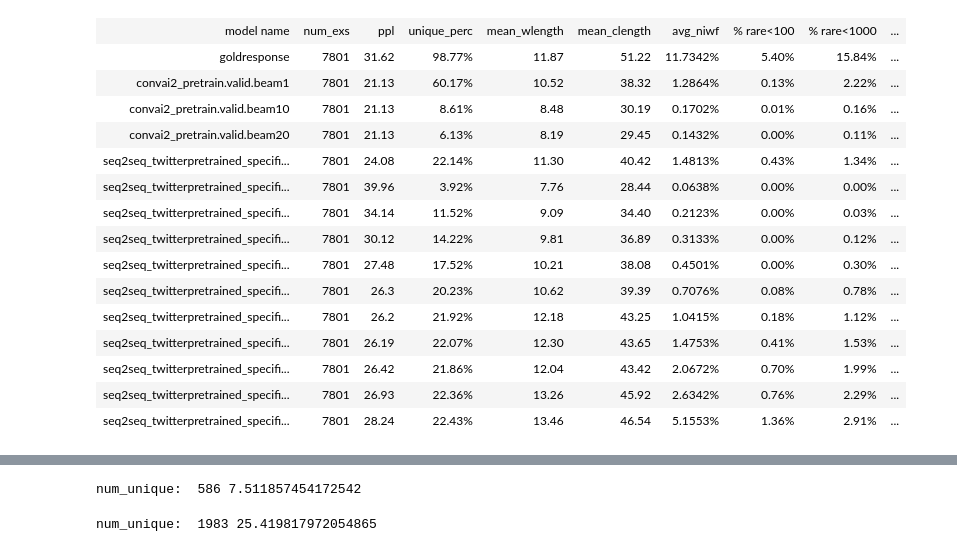
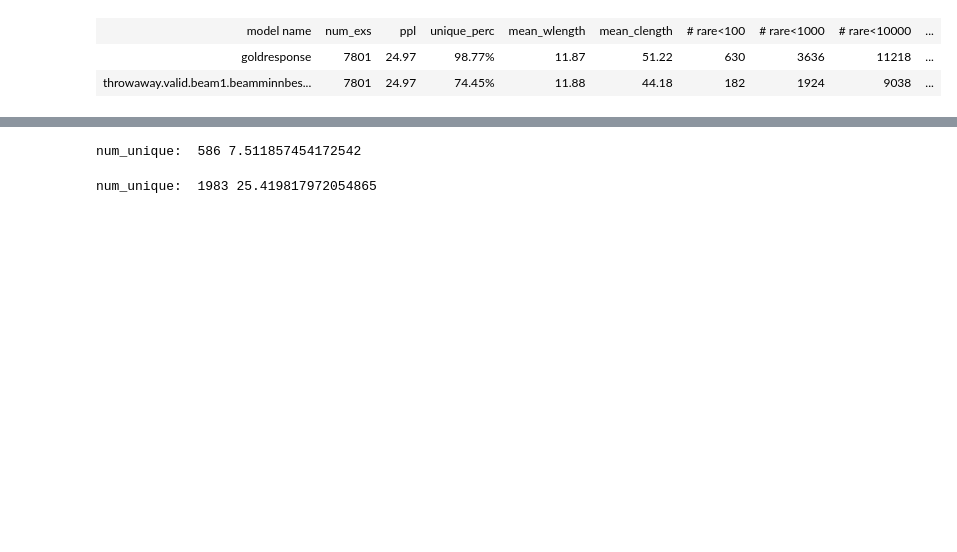
Before and after one commit to abisee/ParlAI, a Jupyter notebook: parlai/scripts/analyse_wordstats.ipynb, the cells around one changed output, grey strips where cells are left out. Drawn from its saved outputs; the diff is of its cells as text; code cells hidden in the pictures; blank space fills up the shorter version.

```diff
--- a/parlai/scripts/analyse_wordstats.ipynb
+++ b/parlai/scripts/analyse_wordstats.ipynb
@@ -8,15 +15,15 @@ from collections import Counter
 # %%
-model_dirs = ['/private/home/abisee/models', '/checkpoint/abisee/ahm/pretrain_twitter_split']
+models_dirs = ['/private/home/abisee/models', '/tmp']
 mf2wordstats = {}
 
-for model_dir in model_dirs:
-    wordstat_files = [fname for fname in os.listdir(model_dir) if 'wordstats.json' in fname]
+for models_dir in models_dirs:
+    wordstat_files = [fname for fname in os.listdir(models_dir) if 'wordstats.json' in fname]
     for json_file in wordstat_files:
+        if "controlled_seq2seq" not in json_file and "goldresponse" not in json_file and "throwaway" not in json_file:
+            continue
         mf = json_file[:json_file.index('.wordstats.json')]
-        if mf == 'goldresponse':
-            mf = ' goldresponse'
         print(mf)
-        with open(os.path.join(model_dir, json_file), "r") as f:
+        with open(os.path.join(models_dir, json_file), "r") as f:
             data = json.load(f)
         mf2wordstats[mf] = data
 # %% [output]
@@ -41,66 +32,66 @@ convai2_pretrain.valid.beam10
 # %%
 from IPython.display import HTML, display
 import tabulate
 
+def mean(l):
+    return sum(l)/len(l)
+
 def model2row(mf, wordstats):
-    avg_niwf = wordstats['niwf']['avg_niwf']*100
+#     avg_niwf = wordstats['niwf']['avg_niwf']*100
+    mean_wlength = mean(wordstats['word_statistics']['mean_wlength'])
+    mean_clength = mean(wordstats['word_statistics']['mean_clength'])
     row = [
         mf,
         wordstats['report']['exs'],
         wordstats['report']['ppl'],
         "%.2f%%" % wordstats['unique_percent'],
-        "%.2f" % wordstats['word_statistics']['mean_wlength'],
-        "%.2f" % wordstats['word_statistics']['mean_clength'],
-        "%.4f%%" % avg_niwf,
-        "%.2f%%" % wordstats['word_statistics']['freqs_perc']['100'],
-        "%.2f%%" % wordstats['word_statistics']['freqs_perc']['1000'],
-        "%.2f%%" % wordstats['word_statistics']['freqs_perc']['10000'],
-        "%.4f" % wordstats['distinct-n']['1'],
-        "%.4f" % wordstats['distinct-n']['2'],
-        "%.4f" % wordstats['distinct-n']['3'],
-        "%.4f" % wordstats['distinct-n']['4'],
+        "%.2f" % mean_wlength,
+        "%.2f" % mean_clength,
+#         "%.4f%%" % avg_niwf,
+        "%i" % wordstats['word_statistics']['freqs_cnt']['100'],
+        "%i" % wordstats['word_statistics']['freqs_cnt']['1000'],
+        "%i" % wordstats['word_statistics']['freqs_cnt']['10000'],
+#         "%.4f" % wordstats['distinct-n']['1'],
+#         "%.4f" % wordstats['distinct-n']['2'],
+#         "%.4f" % wordstats['distinct-n']['3'],
+#         "%.4f" % wordstats['distinct-n']['4'],
     ]
+
+    for control, num_buckets in CONTROL2NUMBUCKETS.items():
+        conf_matrix = np.array(wordstats['faithfulness_stats']['confusion_matrices'][control])
+        for b in range(num_buckets):
+            acc = conf_matrix[b, b] / np.sum(conf_matrix[b, :])
+            row.append("%.2f%%" % (acc*100))
+
     return row
 
 header_row = ['model name',
               'num_exs',
               'ppl',
               'unique_perc',
               'mean_wlength',
               'mean_clength',
-              'avg_niwf',
-              '% rare<100',
-              '% rare<1000',
-              '% rare<10000',
-              'distinct-1',
-              'distinct-2',
-              'distinct-3',
-              'distinct-4',
+#               'avg_niwf',
+              '# rare<100',
+              '# rare<1000',
+              '# rare<10000',
+#               'distinct-1',
+#               'distinct-2',
+#               'distinct-3',
+#               'distinct-4',
              ]
 
+for control, num_buckets in CONTROL2NUMBUCKETS.items():
+    for b in range(num_buckets):
+        header_row.append('%s bucket %i acc' % (control, b))
 
 table = [header_row]
 
 for mf in sorted(mf2wordstats.keys()):
-    if 'seq2seq.' in mf:
-        continue
     table.append(model2row(mf, mf2wordstats[mf]))
 
 display(HTML(tabulate.tabulate(table, tablefmt='html')))
 # %% [output]
-| model name | num_exs | ppl | unique_perc | mean_wlength | mean_clength | avg_niwf | % rare<100 | % rare<1000 | ... |
-| goldresponse | 7801 | 31.62 | 98.77% | 11.87 | 51.22 | 11.7342% | 5.40% | 15.84% | ... |
-| convai2_pretrain.valid.beam1 | 7801 | 21.13 | 60.17% | 10.52 | 38.32 | 1.2864% | 0.13% | 2.22% | ... |
-| convai2_pretrain.valid.beam10 | 7801 | 21.13 | 8.61% | 8.48 | 30.19 | 0.1702% | 0.01% | 0.16% | ... |
-| convai2_pretrain.valid.beam20 | 7801 | 21.13 | 6.13% | 8.19 | 29.45 | 0.1432% | 0.00% | 0.11% | ... |
-| seq2seq_twitterpretrained_specifi... | 7801 | 24.08 | 22.14% | 11.30 | 40.42 | 1.4813% | 0.43% | 1.34% | ... |
-| seq2seq_twitterpretrained_specifi... | 7801 | 39.96 | 3.92% | 7.76 | 28.44 | 0.0638% | 0.00% | 0.00% | ... |
-| seq2seq_twitterpretrained_specifi... | 7801 | 34.14 | 11.52% | 9.09 | 34.40 | 0.2123% | 0.00% | 0.03% | ... |
-| seq2seq_twitterpretrained_specifi... | 7801 | 30.12 | 14.22% | 9.81 | 36.89 | 0.3133% | 0.00% | 0.12% | ... |
-| seq2seq_twitterpretrained_specifi... | 7801 | 27.48 | 17.52% | 10.21 | 38.08 | 0.4501% | 0.00% | 0.30% | ... |
-| seq2seq_twitterpretrained_specifi... | 7801 | 26.3 | 20.23% | 10.62 | 39.39 | 0.7076% | 0.08% | 0.78% | ... |
-| seq2seq_twitterpretrained_specifi... | 7801 | 26.2 | 21.92% | 12.18 | 43.25 | 1.0415% | 0.18% | 1.12% | ... |
-| seq2seq_twitterpretrained_specifi... | 7801 | 26.19 | 22.07% | 12.30 | 43.65 | 1.4753% | 0.41% | 1.53% | ... |
-| seq2seq_twitterpretrained_specifi... | 7801 | 26.42 | 21.86% | 12.04 | 43.42 | 2.0672% | 0.70% | 1.99% | ... |
-| seq2seq_twitterpretrained_specifi... | 7801 | 26.93 | 22.36% | 13.26 | 45.92 | 2.6342% | 0.76% | 2.29% | ... |
-| seq2seq_twitterpretrained_specifi... | 7801 | 28.24 | 22.43% | 13.46 | 46.54 | 5.1553% | 1.36% | 2.91% | ... |
+| model name | num_exs | ppl | unique_perc | mean_wlength | mean_clength | # rare<100 | # rare<1000 | # rare<10000 | ... |
+| goldresponse | 7801 | 24.97 | 98.77% | 11.87 | 51.22 | 630 | 3636 | 11218 | ... |
+| throwaway.valid.beam1.beamminnbes... | 7801 | 24.97 | 74.45% | 11.88 | 44.18 | 182 | 1924 | 9038 | ... |
```
Also changed, not shown: parts of 4 cells of this notebook, 1 other file.
